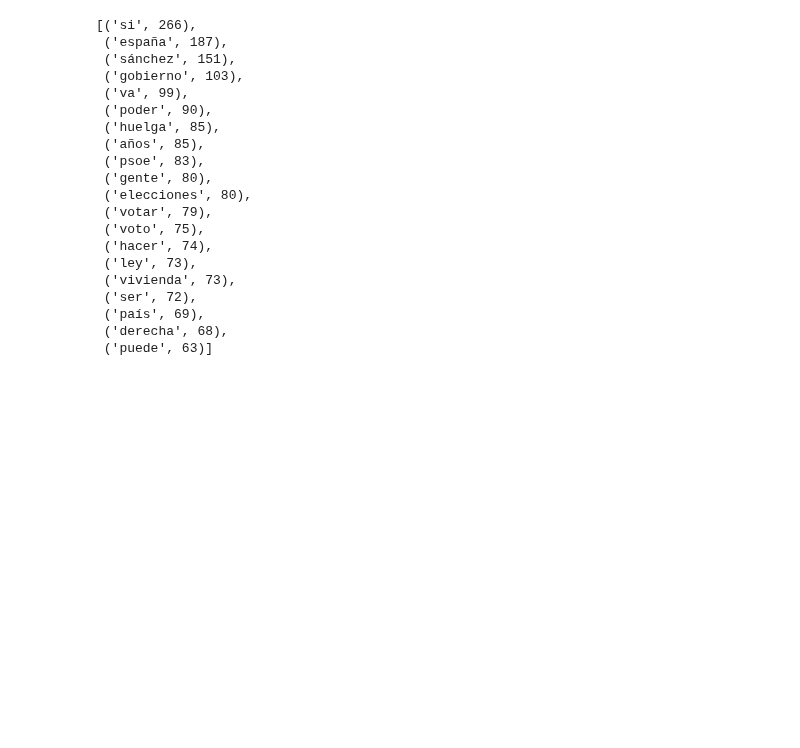
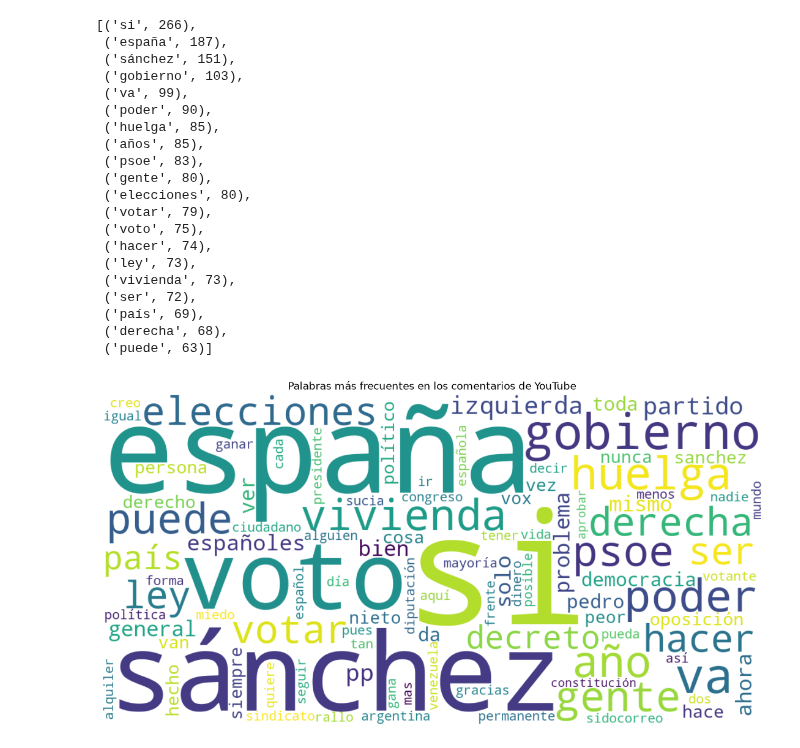
Before and after one commit to jejoama/Practicas_Curriculares, a Jupyter notebook: GENERAL.ipynb, the cells around one changed output. Drawn from its saved outputs; the diff is of its cells as text; code cells hidden in the pictures; blank space fills up the shorter version.

```diff
--- a/GENERAL.ipynb
+++ b/GENERAL.ipynb
@@ -522,3 +540,25 @@ frecuencia_palabras.most_common(20)
  ('país', 69),
  ('derecha', 68),
  ('puede', 63)]
+# %%
+
+# Unir las palabras para generar la nube
+texto_wordcloud = " ".join(palabras_filtradas)
+
+# Crear la nube de palabras
+nube = WordCloud(
+    width=1200,
+    height=600,
+    background_color="white",
+    max_words=100,
+    collocations=False
+).generate(texto_wordcloud)
+
+# Mostrar la nube de palabras
+plt.figure(figsize=(15, 7))
+plt.imshow(nube, interpolation="bilinear")
+plt.axis("off")
+plt.title("Palabras más frecuentes en los comentarios de YouTube")
+plt.show()
+# %% [output]
+[figure, added]
```
Also changed, not shown: parts of 9 cells of this notebook.
